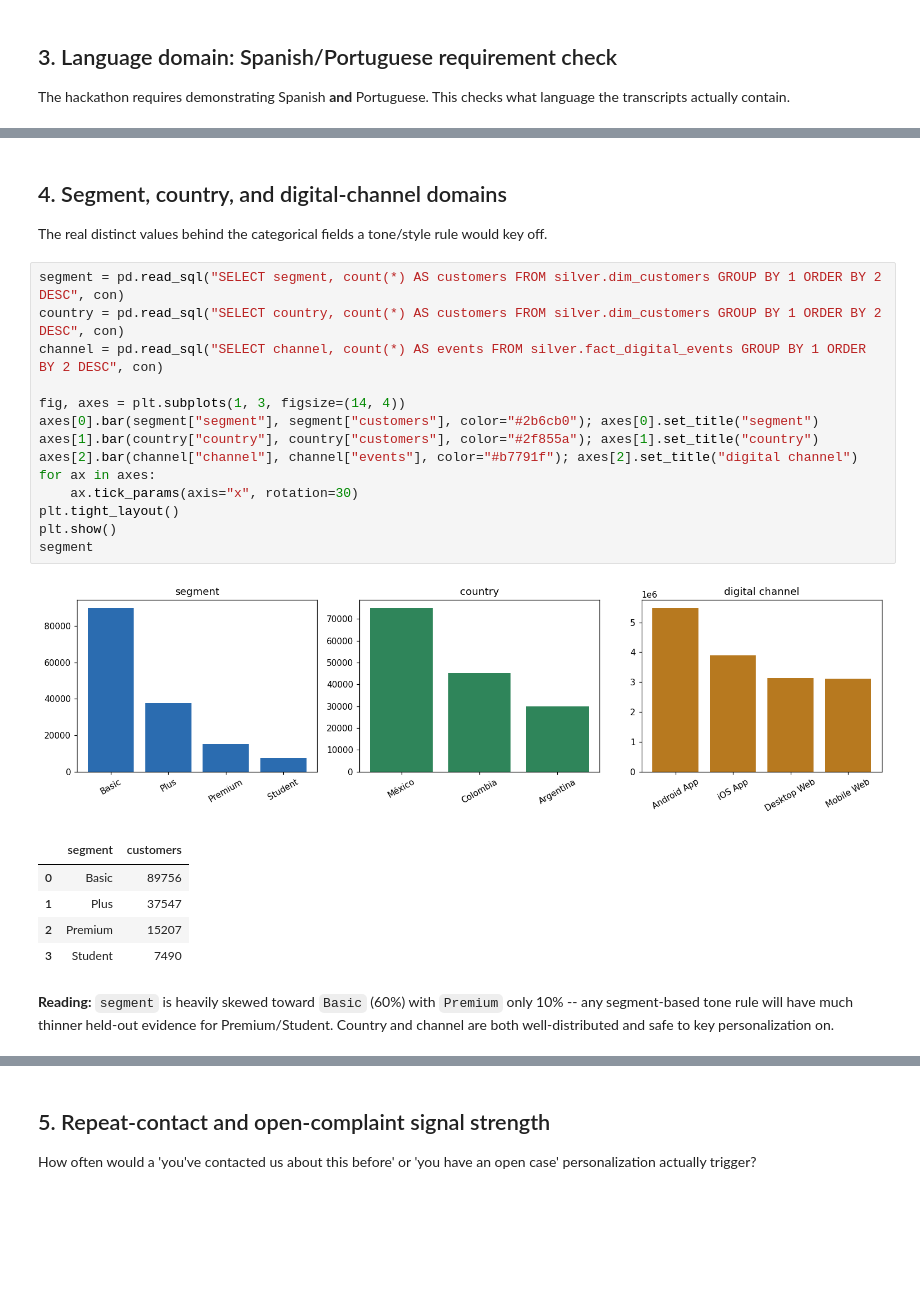
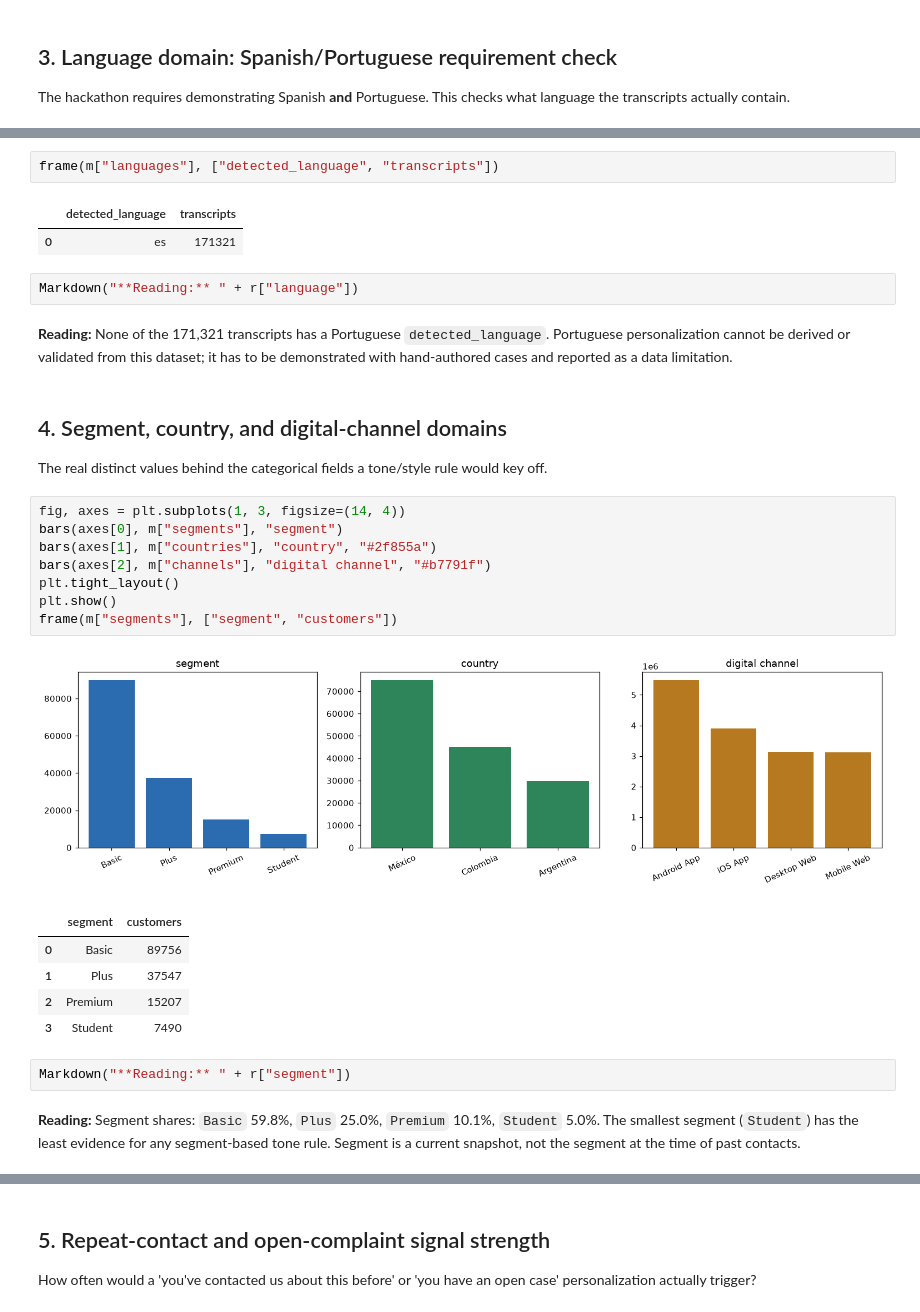
Before and after one commit to LucasTramonte/Factored-Hackathon-2026-ArabicaAI, a Jupyter notebook: data_profiles/personalization_profile/personalization_analysis.ipynb, the cells around one changed output, grey strips where cells are left out. Cells and saved outputs as stored; diff of their text form; blank space fills up the shorter version.

```diff
--- a/data_profiles/personalization_profile/personalization_analysis.ipynb
+++ b/data_profiles/personalization_profile/personalization_analysis.ipynb
@@ -178,27 +122,32 @@ Portuguese transcripts: 0
+# %%
+frame(m["languages"], ["detected_language", "transcripts"])
+# %% [output]
+|  | detected_language | transcripts |
+| 0 | es | 171321 |
+# %%
+Markdown("**Reading:** " + r["language"])
+# %% [output]
+**Reading:** None of the 171,321 transcripts has a Portuguese `detected_language`. Portuguese personalization cannot be derived or validated from this dataset; it has to be demonstrated with hand-authored cases and reported as a data limitation.
 # %% [markdown]
 ## 4. Segment, country, and digital-channel domains
 
 The real distinct values behind the categorical fields a tone/style rule would key off.
-# %%
-segment = pd.read_sql("SELECT segment, count(*) AS customers FROM silver.dim_customers GROUP BY 1 ORDER BY 2 DESC", con)
-country = pd.read_sql("SELECT country, count(*) AS customers FROM silver.dim_customers GROUP BY 1 ORDER BY 2 DESC", con)
-channel = pd.read_sql("SELECT channel, count(*) AS events FROM silver.fact_digital_events GROUP BY 1 ORDER BY 2 DESC", con)
-
-fig, axes = plt.subplots(1, 3, figsize=(14, 4))
-axes[0].bar(segment["segment"], segment["customers"], color="#2b6cb0"); axes[0].set_title("segment")
-axes[1].bar(country["country"], country["customers"], color="#2f855a"); axes[1].set_title("country")
-axes[2].bar(channel["channel"], channel["events"], color="#b7791f"); axes[2].set_title("digital channel")
-for ax in axes:
-    ax.tick_params(axis="x", rotation=30)
-plt.tight_layout()
-plt.show()
-segment
-# %% [output]
-[figure, removed]
-|  | segment | customers |
-| 0 | Basic | 89756 |
-| 1 | Plus | 37547 |
-| 2 | Premium | 15207 |
-| 3 | Student | 7490 |
-# %% [markdown]
-**Reading:** `segment` is heavily skewed toward `Basic` (60%) with `Premium` only 10% -- any segment-based tone rule will have much thinner held-out evidence for Premium/Student. Country and channel are both well-distributed and safe to key personalization on.
+# %%
+fig, axes = plt.subplots(1, 3, figsize=(14, 4))
+bars(axes[0], m["segments"], "segment")
+bars(axes[1], m["countries"], "country", "#2f855a")
+bars(axes[2], m["channels"], "digital channel", "#b7791f")
+plt.tight_layout()
+plt.show()
+frame(m["segments"], ["segment", "customers"])
+# %% [output]
+[figure, added]
+|  | segment | customers |
+| 0 | Basic | 89756 |
+| 1 | Plus | 37547 |
+| 2 | Premium | 15207 |
+| 3 | Student | 7490 |
+# %%
+Markdown("**Reading:** " + r["segment"])
+# %% [output]
+**Reading:** Segment shares: `Basic` 59.8%, `Plus` 25.0%, `Premium` 10.1%, `Student` 5.0%. The smallest segment (`Student`) has the least evidence for any segment-based tone rule. Segment is a current snapshot, not the segment at the time of past contacts.
```
Also changed, not shown: parts of 36 cells of this notebook, 9 other files.
